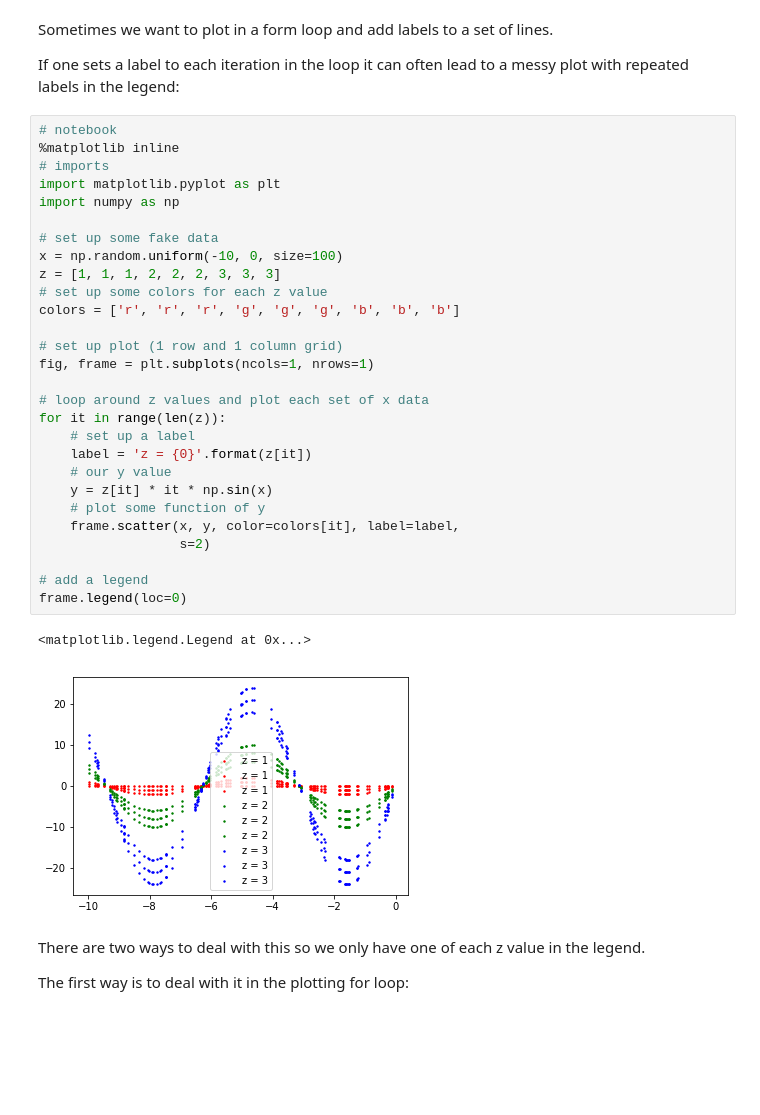
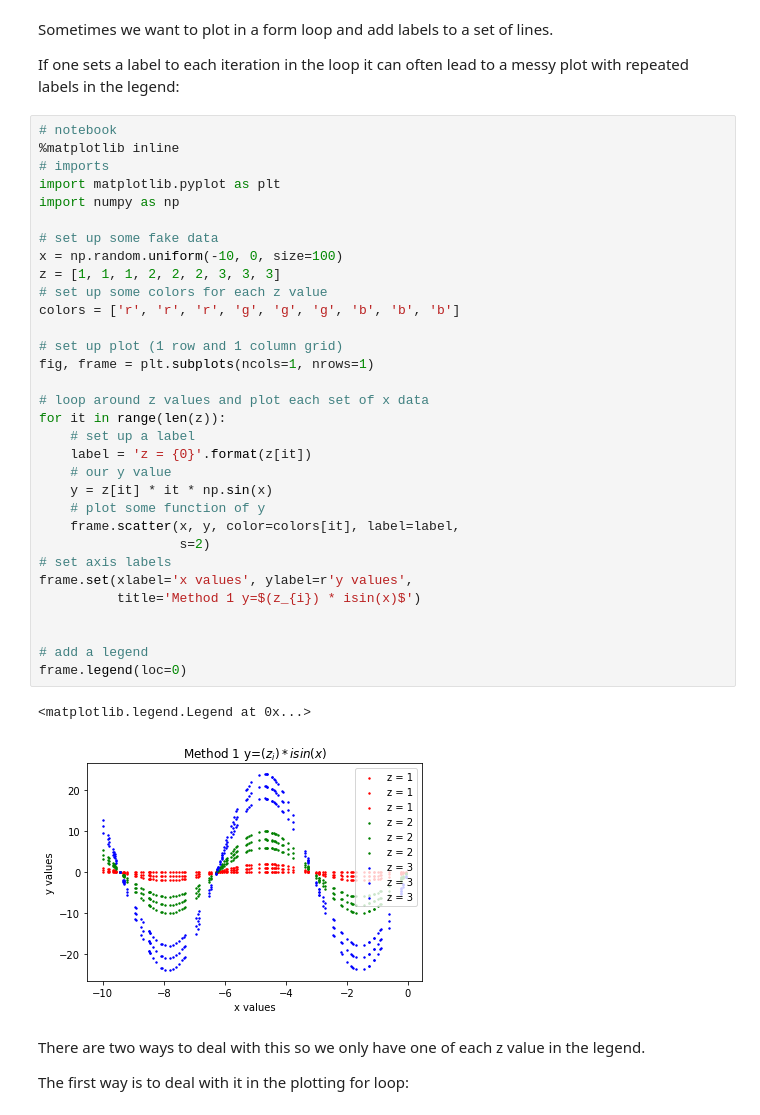
Before and after one commit to njcuk9999/neil_python_examples, a Jupyter notebook: matplotlib/loopy_labels.ipynb, the cells around one changed output. Drawn from its saved outputs; the diff is of its cells as text; blank space fills up the shorter version.

Commit message:
axis labels and latex title

```diff
--- a/matplotlib/loopy_labels.ipynb
+++ b/matplotlib/loopy_labels.ipynb
@@ -7,34 +7,38 @@ If one sets a label to each iteration in the loop it can often lead to a messy p
 # %%
 # notebook
 %matplotlib inline
 # imports
 import matplotlib.pyplot as plt
 import numpy as np
 
 # set up some fake data
 x = np.random.uniform(-10, 0, size=100)
 z = [1, 1, 1, 2, 2, 2, 3, 3, 3]
 # set up some colors for each z value
 colors = ['r', 'r', 'r', 'g', 'g', 'g', 'b', 'b', 'b']
 
 # set up plot (1 row and 1 column grid)
 fig, frame = plt.subplots(ncols=1, nrows=1)
 
 # loop around z values and plot each set of x data
 for it in range(len(z)):
     # set up a label
     label = 'z = {0}'.format(z[it])
     # our y value
     y = z[it] * it * np.sin(x)
     # plot some function of y
     frame.scatter(x, y, color=colors[it], label=label,
                   s=2)
+# set axis labels
+frame.set(xlabel='x values', ylabel=r'y values',
+          title='Method 1 y=$(z_{i}) * isin(x)$')
+
 
 # add a legend
 frame.legend(loc=0)
 # %% [output]
 <matplotlib.legend.Legend at 0x...>
-[figure, old version]
+[figure, new version]
 # %% [markdown]
 There are two ways to deal with this so we only have one of each z value in the legend.
 
```
Also changed, not shown: parts of 2 cells of this notebook.
